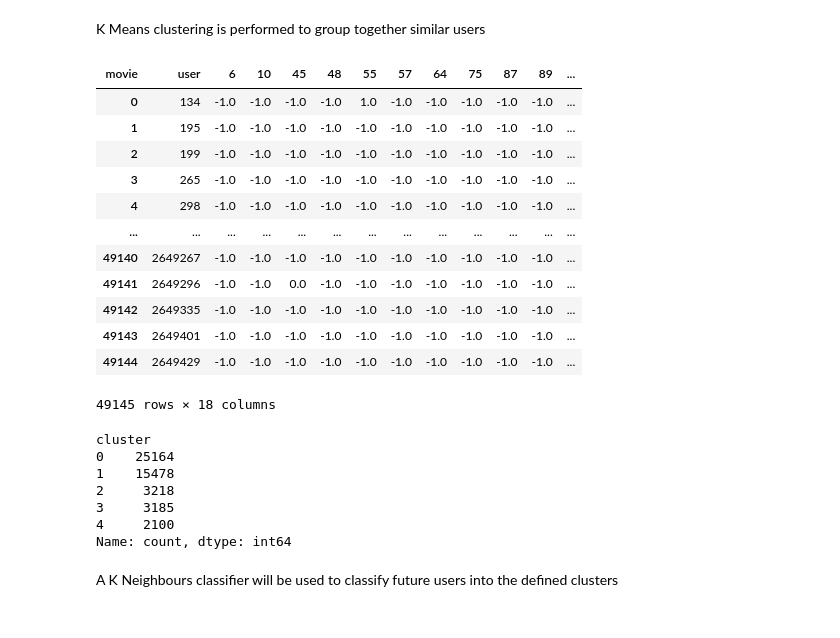
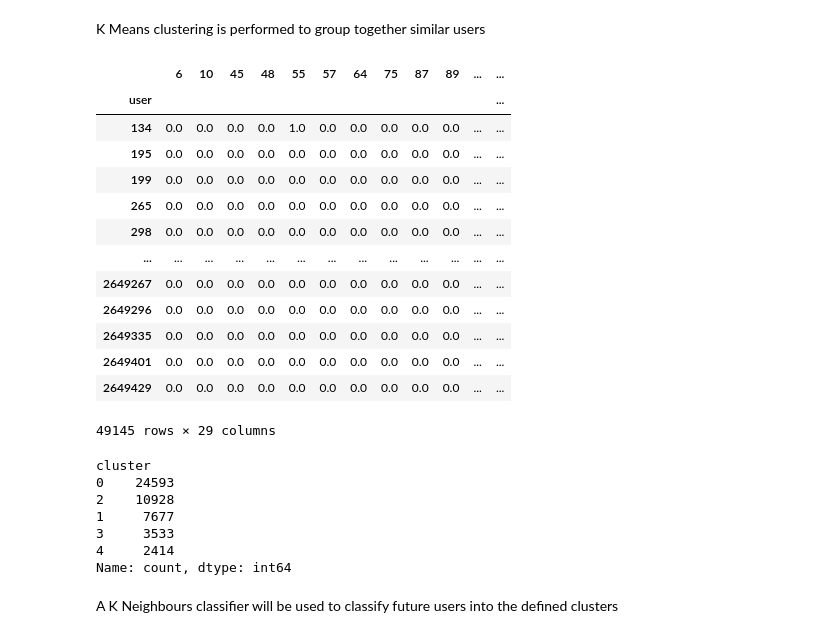
Before and after one commit to bizzfuzz/netflix-recommender, a Jupyter notebook: index.ipynb, the cells around one changed output. Cells and saved outputs as stored; diff of their text form; code cells hidden in the pictures.

Commit message:
clustering fixes

```diff
--- a/index.ipynb
+++ b/index.ipynb
@@ -505,8 +506,6 @@ plot_feature_importances(forest);
 # %% [markdown]
 A pivot table is created where every row is a user and every column is a different movie
 # %%
-pivot_df = ratings.pivot_table(index='user', columns='movie', values='category')
-pivot_df.fillna(-1, inplace=True)
-pivot_df.reset_index(inplace=True)
-pivot_df
+user_ratings = ratings.pivot_table(index="user", columns="movie", values="category", fill_value=0)
+user_ratings
 # %% [output]
@@ -525,0 +528,6 @@ pivot_df
+# %%
+genre_columns = mlb.classes_
+genre_columns
+#showing how many movies in certain genre a user has rated
+user_genres = ratings.groupby("user")[genre_columns].sum()
+user_genres
@@ -525,0 +551,3 @@ pivot_df
+# %%
+user_profile = user_ratings.join(user_genres).fillna(0)
+user_profile
@@ -526,36 +569,37 @@ pivot_df
 # %% [markdown]
 K Means clustering is performed to group together similar users
 # %%
-X_cluster = pivot_df.drop(['user'], axis=1)
-kmeans = KMeans(n_clusters=5, random_state=42)
-cluster_labels = kmeans.fit_predict(X_cluster)
+kmeans = KMeans(n_clusters=5)
+user_profile.columns = user_profile.columns.astype(str)
+cluster_labels = kmeans.fit_predict(user_profile)
+# Adding cluster labels to the DataFrame
+user_profile['cluster'] = cluster_labels
 
-# Adding cluster labels to the DataFrame
-pivot_df['cluster'] = cluster_labels
-pivot_df
+user_profile
 # %% [output]
-| movie | user | 6 | 10 | 45 | 48 | 55 | 57 | 64 | 75 | 87 | 89 | ... |
-| 0 | 134 | -1.0 | -1.0 | -1.0 | -1.0 | 1.0 | -1.0 | -1.0 | -1.0 | -1.0 | -1.0 | ... |
-| 1 | 195 | -1.0 | -1.0 | -1.0 | -1.0 | -1.0 | -1.0 | -1.0 | -1.0 | -1.0 | -1.0 | ... |
-| 2 | 199 | -1.0 | -1.0 | -1.0 | -1.0 | -1.0 | -1.0 | -1.0 | -1.0 | -1.0 | -1.0 | ... |
-| 3 | 265 | -1.0 | -1.0 | -1.0 | -1.0 | -1.0 | -1.0 | -1.0 | -1.0 | -1.0 | -1.0 | ... |
-| 4 | 298 | -1.0 | -1.0 | -1.0 | -1.0 | -1.0 | -1.0 | -1.0 | -1.0 | -1.0 | -1.0 | ... |
+|  | 6 | 10 | 45 | 48 | 55 | 57 | 64 | 75 | 87 | 89 | ... | ... |
+| user |  |  |  |  |  |  |  |  |  |  |  | ... |
+| 134 | 0.0 | 0.0 | 0.0 | 0.0 | 1.0 | 0.0 | 0.0 | 0.0 | 0.0 | 0.0 | ... | ... |
+| 195 | 0.0 | 0.0 | 0.0 | 0.0 | 0.0 | 0.0 | 0.0 | 0.0 | 0.0 | 0.0 | ... | ... |
+| 199 | 0.0 | 0.0 | 0.0 | 0.0 | 0.0 | 0.0 | 0.0 | 0.0 | 0.0 | 0.0 | ... | ... |
+| 265 | 0.0 | 0.0 | 0.0 | 0.0 | 0.0 | 0.0 | 0.0 | 0.0 | 0.0 | 0.0 | ... | ... |
+| 298 | 0.0 | 0.0 | 0.0 | 0.0 | 0.0 | 0.0 | 0.0 | 0.0 | 0.0 | 0.0 | ... | ... |
 | ... | ... | ... | ... | ... | ... | ... | ... | ... | ... | ... | ... | ... |
-| 49140 | 2649267 | -1.0 | -1.0 | -1.0 | -1.0 | -1.0 | -1.0 | -1.0 | -1.0 | -1.0 | -1.0 | ... |
-| 49141 | 2649296 | -1.0 | -1.0 | 0.0 | -1.0 | -1.0 | -1.0 | -1.0 | -1.0 | -1.0 | -1.0 | ... |
-| 49142 | 2649335 | -1.0 | -1.0 | -1.0 | -1.0 | -1.0 | -1.0 | -1.0 | -1.0 | -1.0 | -1.0 | ... |
-| 49143 | 2649401 | -1.0 | -1.0 | -1.0 | -1.0 | -1.0 | -1.0 | -1.0 | -1.0 | -1.0 | -1.0 | ... |
-| 49144 | 2649429 | -1.0 | -1.0 | -1.0 | -1.0 | -1.0 | -1.0 | -1.0 | -1.0 | -1.0 | -1.0 | ... |
+| 2649267 | 0.0 | 0.0 | 0.0 | 0.0 | 0.0 | 0.0 | 0.0 | 0.0 | 0.0 | 0.0 | ... | ... |
+| 2649296 | 0.0 | 0.0 | 0.0 | 0.0 | 0.0 | 0.0 | 0.0 | 0.0 | 0.0 | 0.0 | ... | ... |
+| 2649335 | 0.0 | 0.0 | 0.0 | 0.0 | 0.0 | 0.0 | 0.0 | 0.0 | 0.0 | 0.0 | ... | ... |
+| 2649401 | 0.0 | 0.0 | 0.0 | 0.0 | 0.0 | 0.0 | 0.0 | 0.0 | 0.0 | 0.0 | ... | ... |
+| 2649429 | 0.0 | 0.0 | 0.0 | 0.0 | 0.0 | 0.0 | 0.0 | 0.0 | 0.0 | 0.0 | ... | ... |
-49145 rows × 18 columns
+49145 rows × 29 columns
 # %%
-pivot_df.cluster.value_counts()
+user_profile.cluster.value_counts()
 # %% [output]
 cluster
-0    25164
-1    15478
-2     3218
-3     3185
-4     2100
+0    24593
+2    10928
+1     7677
+3     3533
+4     2414
 Name: count, dtype: int64
 # %% [markdown]
 A K Neighbours classifier will be used to classify future users into the defined clusters
```
Also changed, not shown: parts of 23 cells of this notebook.
